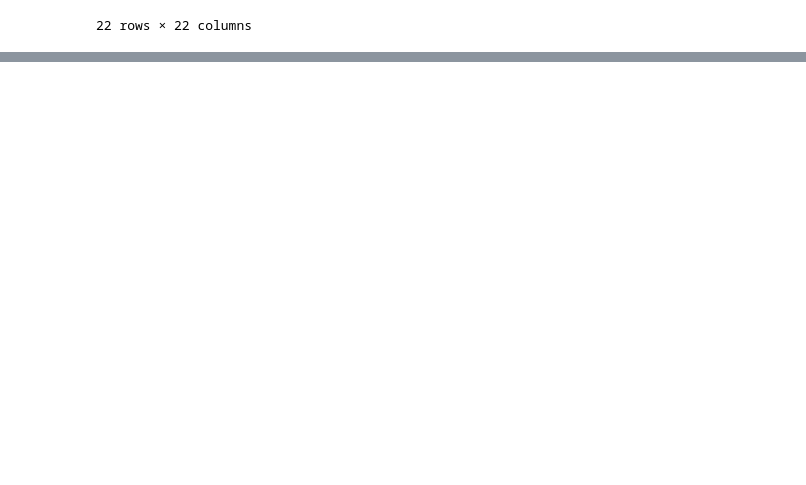
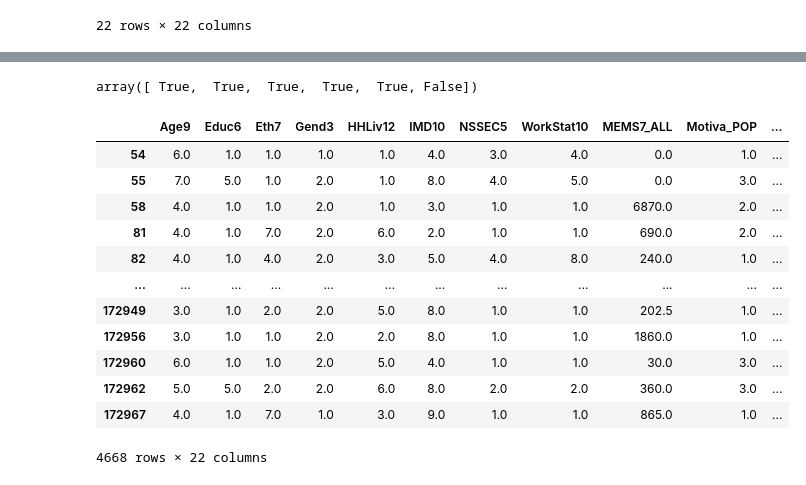
Before and after one commit to ferguswatson39/london_sport2, a Jupyter notebook: notebooks/perturbation/perturb_test.ipynb, the cells around one changed output, grey strips where cells are left out. Saved outputs shown, nothing was run; the diff lists cells and outputs as text; code cells hidden in the pictures; blank space fills up the shorter version.

```diff
--- a/notebooks/perturbation/perturb_test.ipynb
+++ b/notebooks/perturbation/perturb_test.ipynb
@@ -209,0 +323,21 @@ x
+# %%
+y
+# %% [output]
+array([ True,  True,  True,  True,  True, False])
+# %%
+bool_mask =
+df.loc['Age9', ]
+# %% [output]
+|  | Age9 | Educ6 | Eth7 | Gend3 | HHLiv12 | IMD10 | NSSEC5 | WorkStat10 | MEMS7_ALL | Motiva_POP | ... |
+| 54 | 6.0 | 1.0 | 1.0 | 1.0 | 1.0 | 4.0 | 3.0 | 4.0 | 0.0 | 1.0 | ... |
+| 55 | 7.0 | 5.0 | 1.0 | 2.0 | 1.0 | 8.0 | 4.0 | 5.0 | 0.0 | 3.0 | ... |
+| 58 | 4.0 | 1.0 | 1.0 | 2.0 | 1.0 | 3.0 | 1.0 | 1.0 | 6870.0 | 2.0 | ... |
+| 81 | 4.0 | 1.0 | 7.0 | 2.0 | 6.0 | 2.0 | 1.0 | 1.0 | 690.0 | 2.0 | ... |
+| 82 | 4.0 | 1.0 | 4.0 | 2.0 | 3.0 | 5.0 | 4.0 | 8.0 | 240.0 | 1.0 | ... |
+| ... | ... | ... | ... | ... | ... | ... | ... | ... | ... | ... | ... |
+| 172949 | 3.0 | 1.0 | 2.0 | 2.0 | 5.0 | 8.0 | 1.0 | 1.0 | 202.5 | 1.0 | ... |
+| 172956 | 3.0 | 1.0 | 1.0 | 2.0 | 2.0 | 8.0 | 1.0 | 1.0 | 1860.0 | 1.0 | ... |
+| 172960 | 6.0 | 1.0 | 1.0 | 2.0 | 5.0 | 4.0 | 1.0 | 1.0 | 30.0 | 3.0 | ... |
+| 172962 | 5.0 | 5.0 | 2.0 | 2.0 | 6.0 | 8.0 | 2.0 | 2.0 | 360.0 | 3.0 | ... |
+| 172967 | 4.0 | 1.0 | 7.0 | 1.0 | 3.0 | 9.0 | 1.0 | 1.0 | 865.0 | 1.0 | ... |
+4668 rows × 22 columns
```
Also changed, not shown: parts of 11 cells of this notebook, 6 other files.
